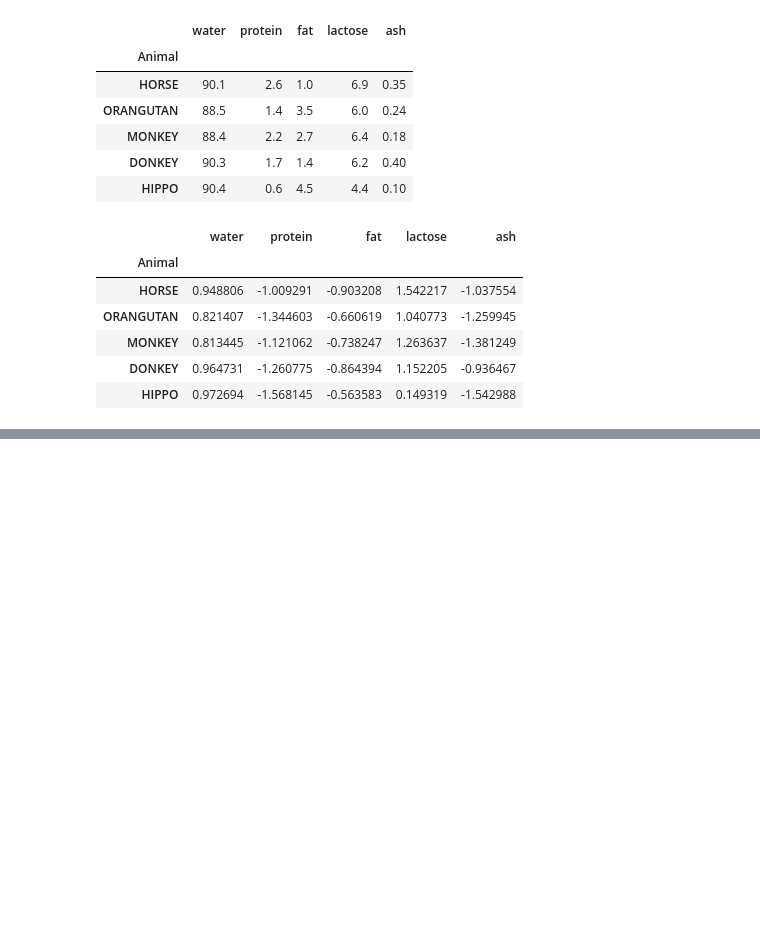
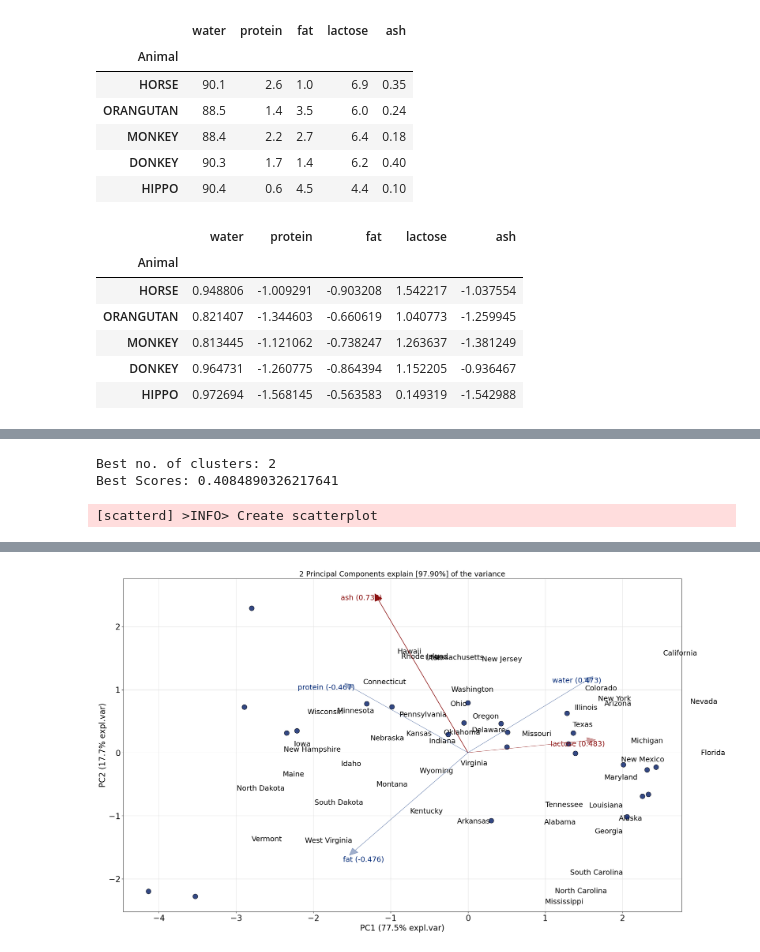
Before and after one commit to dungdungptit/Machine-Learning, a Jupyter notebook: 8_Clustering.ipynb, the cells around one changed output, grey strips where cells are left out. Drawn from its saved outputs; the diff is of its cells as text; code cells hidden in the pictures; blank space fills up the shorter version.

```diff
--- a/8_Clustering.ipynb
+++ b/8_Clustering.ipynb
@@ -280,0 +456,3 @@ Best Scores: 0.5391595072079529
+# %%
+USArrests = pd.read_csv("./USArrests.csv", index_col=0)
+USArrests.head()
@@ -280,0 +466,4 @@ Best Scores: 0.5391595072079529
+# %%
+scaler = StandardScaler().set_output(transform='pandas')
+scaled_data = scaler.fit_transform(USArrests)
+scaled_data.head()
@@ -280,0 +477,26 @@ Best Scores: 0.5391595072079529
+# %%
+prcomp = PCA().set_output(transform='pandas')
+pca_data = prcomp.fit_transform(scaled_data)
+# %%
+Ks = [2,3,4,5,6,7]
+scores = []
+for i in tqdm(range(len(Ks))):
+    clust = KMeans(n_clusters=Ks[i])
+    clust.fit(scaled_data)
+    scores.append(silhouette_score(scaled_data, clust.labels_))
+
+imax = np.argmax(scores)
+print("Best no. of clusters:", Ks[imax])
+print("Best Scores:", scores[imax])
+# %% [output]
+Best no. of clusters: 2
+Best Scores: 0.4084890326217641
+# %%
+components = pca_data
+model.biplot(label=True, legend=True)
+for i in np.arange(0, USArrests.shape[0]):
+    plt.text(components.values[i, 0], components.values[i, 1], list(USArrests.index)[i])
+
+plt.show()
+# %% [output]
+[scatterd] >INFO> Create scatterplot
@@ -280,0 +506 @@ Best Scores: 0.5391595072079529
+[figure, added]
```
Also changed, not shown: parts of 32 cells of this notebook.
